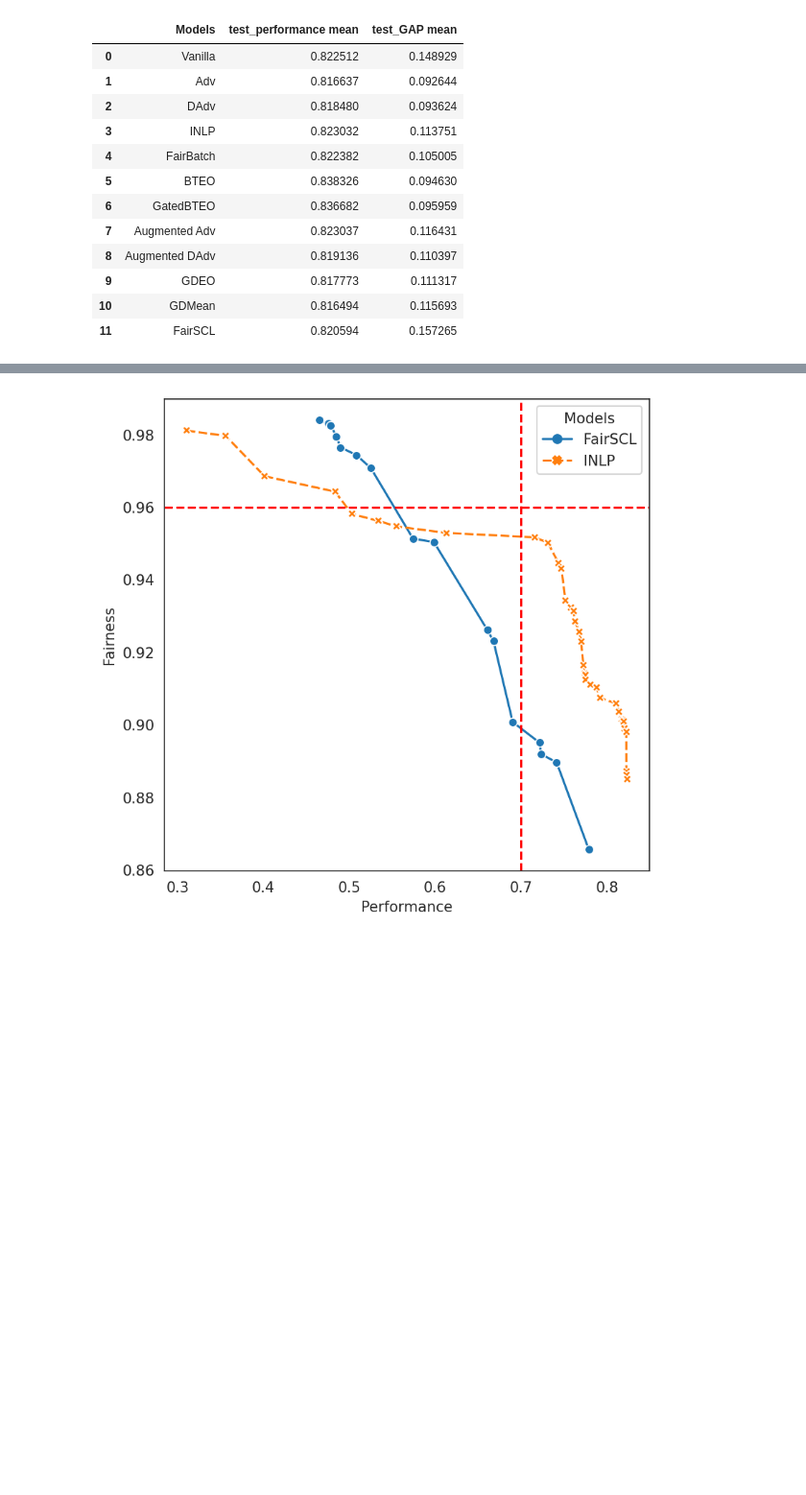
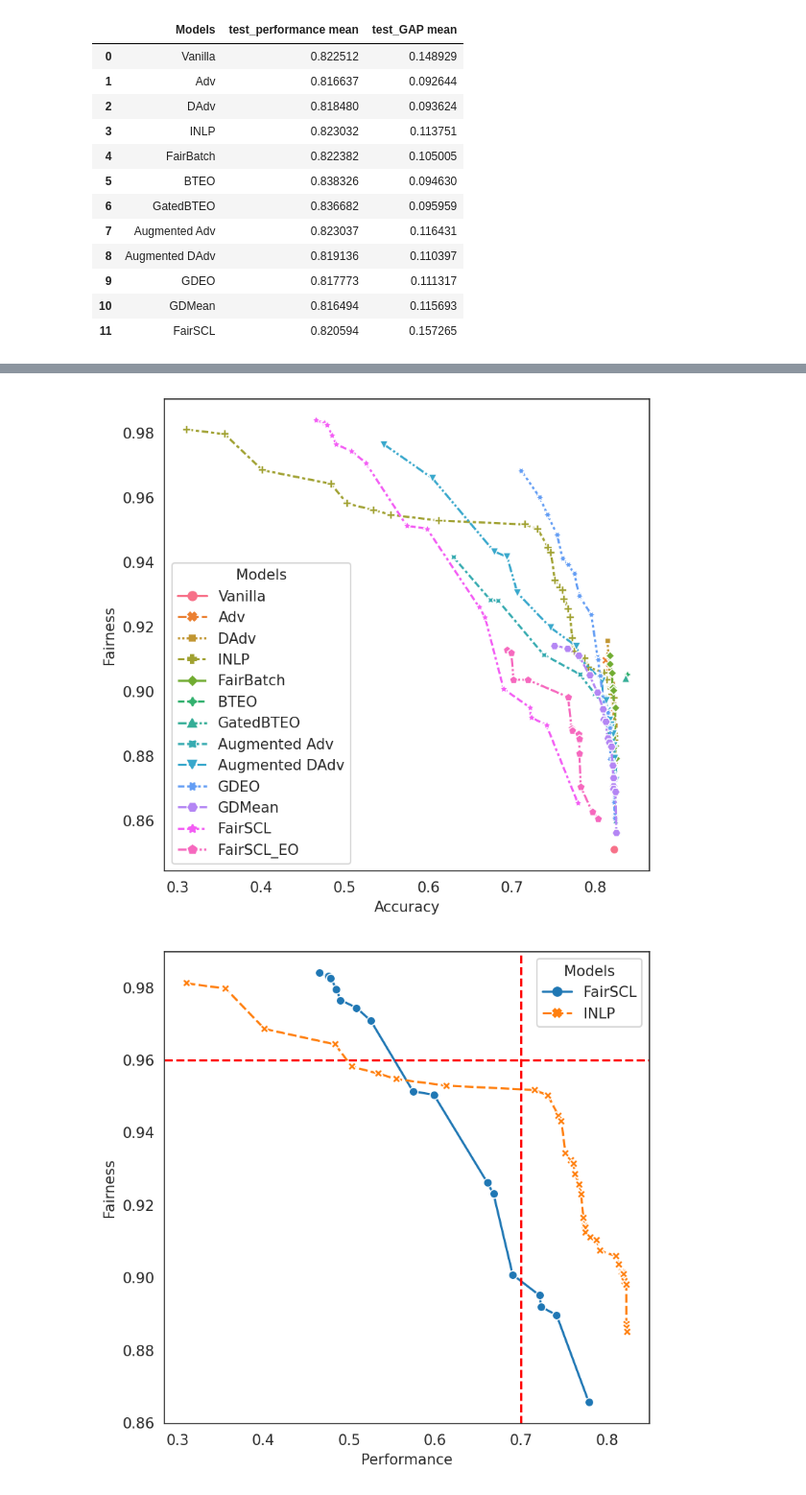
Before and after one commit to Libr-AI/fairlib, a Jupyter notebook: analysis/_Final_results_in_paper.ipynb, the cells around one changed output, grey strips where cells are left out. Shown at 96% size. Saved outputs shown, nothing was run; the diff lists cells and outputs as text; code cells hidden in the pictures; blank space fills up the shorter version.

```diff
--- a/analysis/_Final_results_in_paper.ipynb
+++ b/analysis/_Final_results_in_paper.ipynb
@@ -390,3 +395,22 @@ import matplotlib.lines as lines
+# %%
+Bios_gender_plot_df = final_results_df(
+    results_dict = Bios_gender_results,
+    # model_order = ["Vanilla", "Adv", "DAdv", "INLP", "FairBatch", "BTEO", "GatedBTEO", "GatedAdv", "GatedDAdv"],
+    model_order = ["Vanilla", "Adv", "DAdv", "INLP", "FairBatch", "BTEO", "GatedBTEO", "Augmented Adv", "Augmented DAdv", "GDEO", "GDMean", "FairSCL", "FairSCL_EO"],
+    # model_order = ["FairSCL", "FairSCL_EO"],
+    pareto = True,
+    # pareto = False,
+    pareto_selection = "test",
+    selection_criterion = None,
+    return_dev = True,
+    Fairness_threshold=0.87,
+    # Performance_threshold=0.86,
+    # num_trail=1
+    )
+
+make_plot(Bios_gender_plot_df)
+# %% [output]
+[figure, added]
 # %%
 Bios_gender_plot_df = final_results_df(
     results_dict = Bios_gender_results,
```
Also changed, not shown: parts of 4 cells of this notebook, 4 other files.
